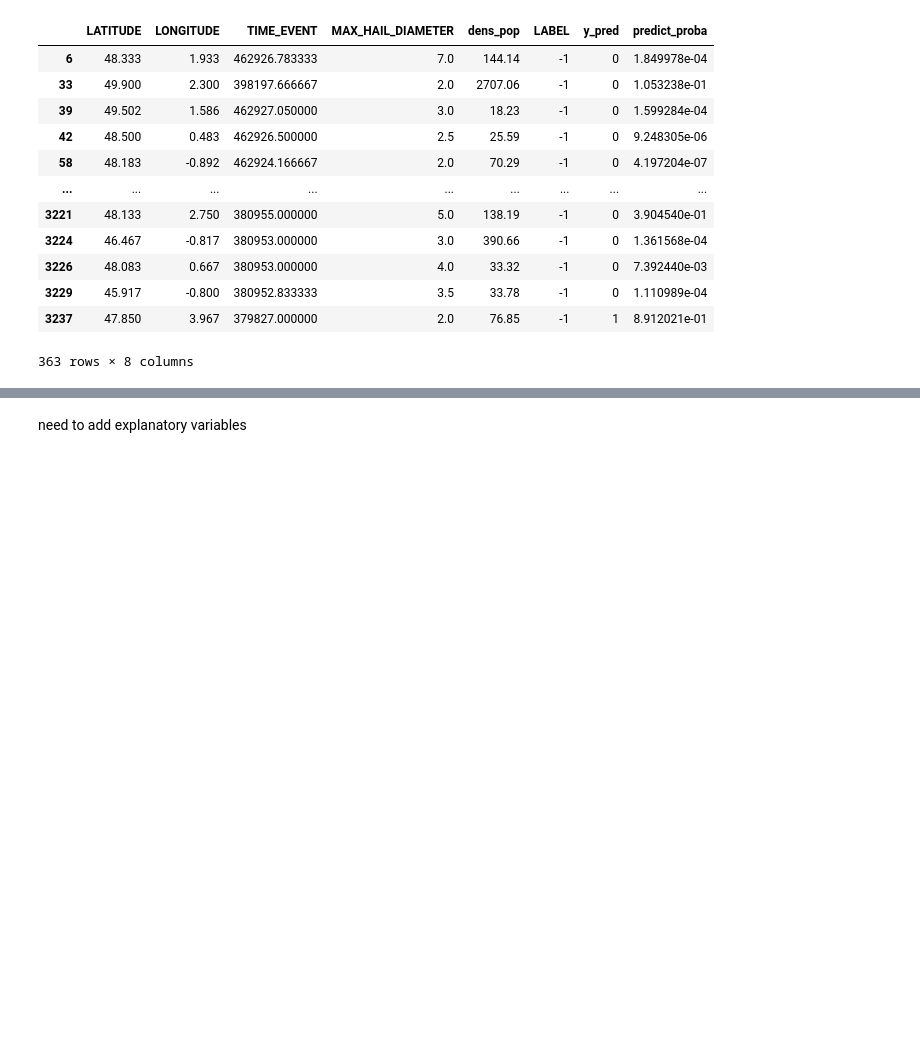
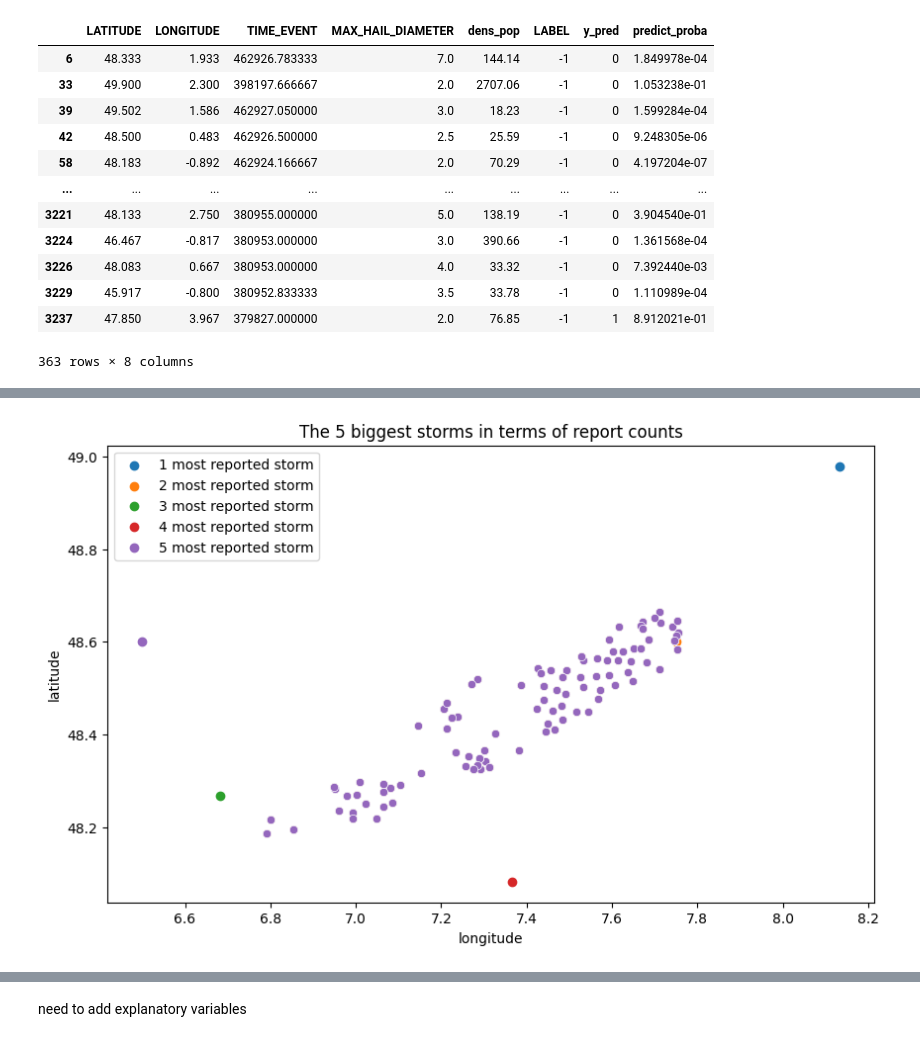
Before and after one commit to eliottmlg/Statapp-Hail-storm, a Jupyter notebook: parameters explore.ipynb, the cells around one changed output, grey strips where cells are left out. Drawn from its saved outputs; the diff is of its cells as text; code cells hidden in the pictures; blank space fills up the shorter version.

```diff
--- a/parameters-evp.ipynb
+++ b/parameters explore.ipynb
@@ -1515,0 +1505,17 @@ The proportion of the bin cluster assigned to cluster: 0.0
+# %%
+most_probable_bin = dflogit.sort_values('predict_proba', ascending=False).loc[:,['LATITUDE','LONGITUDE','predict_proba', 'TIME_EVENT']].iloc[0:5,:]
+plt.figure(figsize=(10,6))
+for i in range(most_probable_bin.shape[0]):
+        a = most_probable_bin.iloc[i,1]
+        b = most_probable_bin.iloc[i,0]
+        #lab = df_biggest.loc[df_biggest.LABELS == labels_biggest_storms[i]]
+        plt.scatter(a, b, c='C{}'.format(i), label='{} most reported storm'.format(i+1))
+        sns.scatterplot(data=cluster,x='LONGITUDE',y='LATITUDE')
+
+plt.ylabel('latitude')
+plt.xlabel('longitude')
+plt.legend()
+plt.title("The {} biggest storms in terms of report counts".format(len(most_probable_bin)))
+plt.show()
+# %% [output]
+[figure, added]
```
Also changed, not shown: parts of 49 cells of this notebook, 3 other files.
